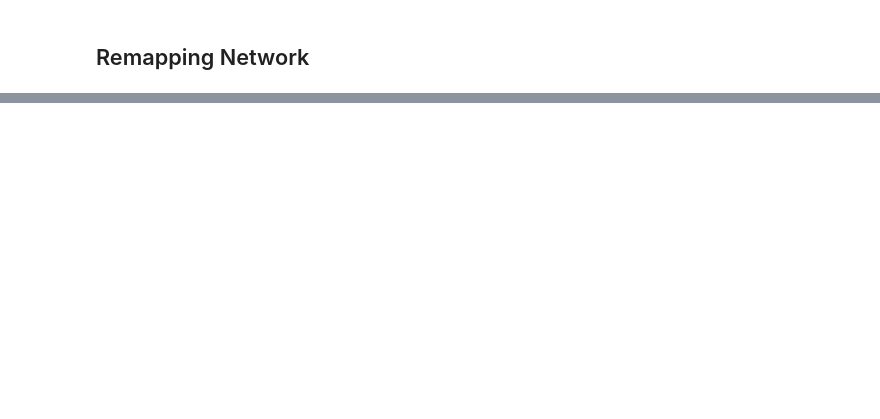
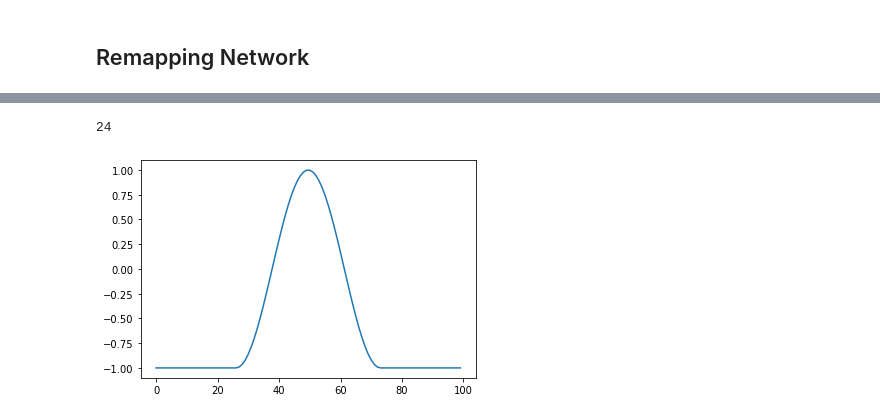
Before and after one commit to chingf/hf-memory-model, a Jupyter notebook: 01-17-run-network.ipynb, the cells around one changed output, grey strips where cells are left out. Cells and saved outputs as stored; diff of their text form; code cells hidden in the pictures; blank space fills up the shorter version.

```diff
--- a/01-17-run-network.ipynb
+++ b/01-17-run-network.ipynb
@@ -42,3 +43,9 @@ plotmaker.plot_main(
+# %%
+plt.plot(network._get_sharp_cos())
+np.sum(network._get_sharp_cos() > 0)
+# %% [output]
+24
+[figure, added]
 # %%
 def _make_ring(network):
     cmap = cm.get_cmap('hsv', N)
```
Also changed, not shown: parts of 5 cells of this notebook, 3 other files.
